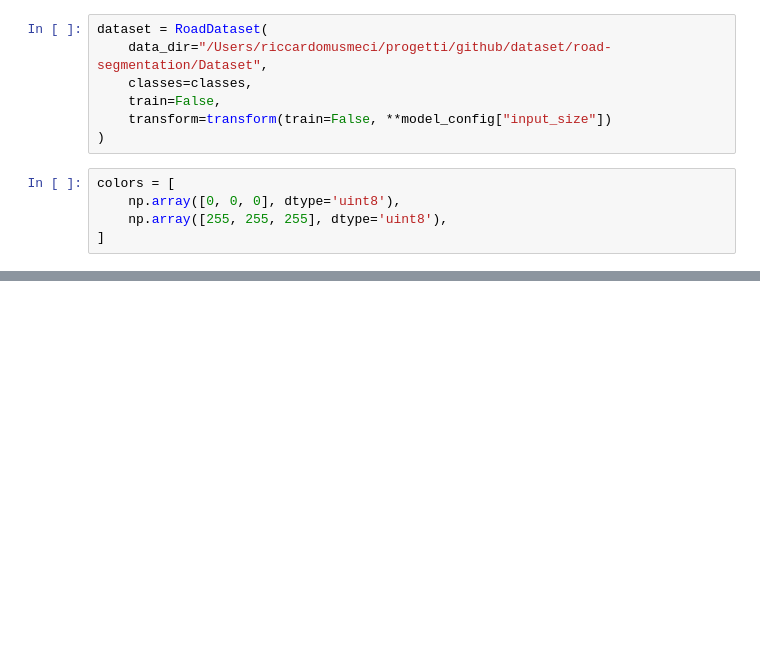
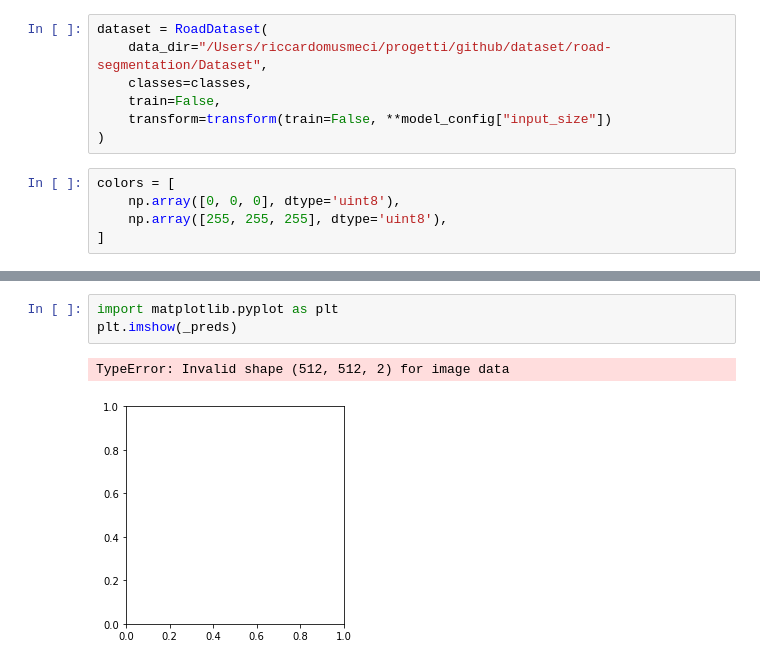
Before and after one commit to riccardomusmeci/tosem, a Jupyter notebook: notebooks/visualize_inference.ipynb, the cells around one changed output, grey strips where cells are left out. Drawn from its saved outputs; the diff is of its cells as text; blank space fills up the shorter version.

```diff
--- a/notebooks/visualize_inference.ipynb
+++ b/notebooks/visualize_inference.ipynb
@@ -82,0 +113,6 @@ Inference
+# %%
+import matplotlib.pyplot as plt
+plt.imshow(_preds)
+# %% [output]
+TypeError: Invalid shape (512, 512, 2) for image data
+[figure, added]
```
Also changed, not shown: parts of 19 cells of this notebook, 32 other files.
